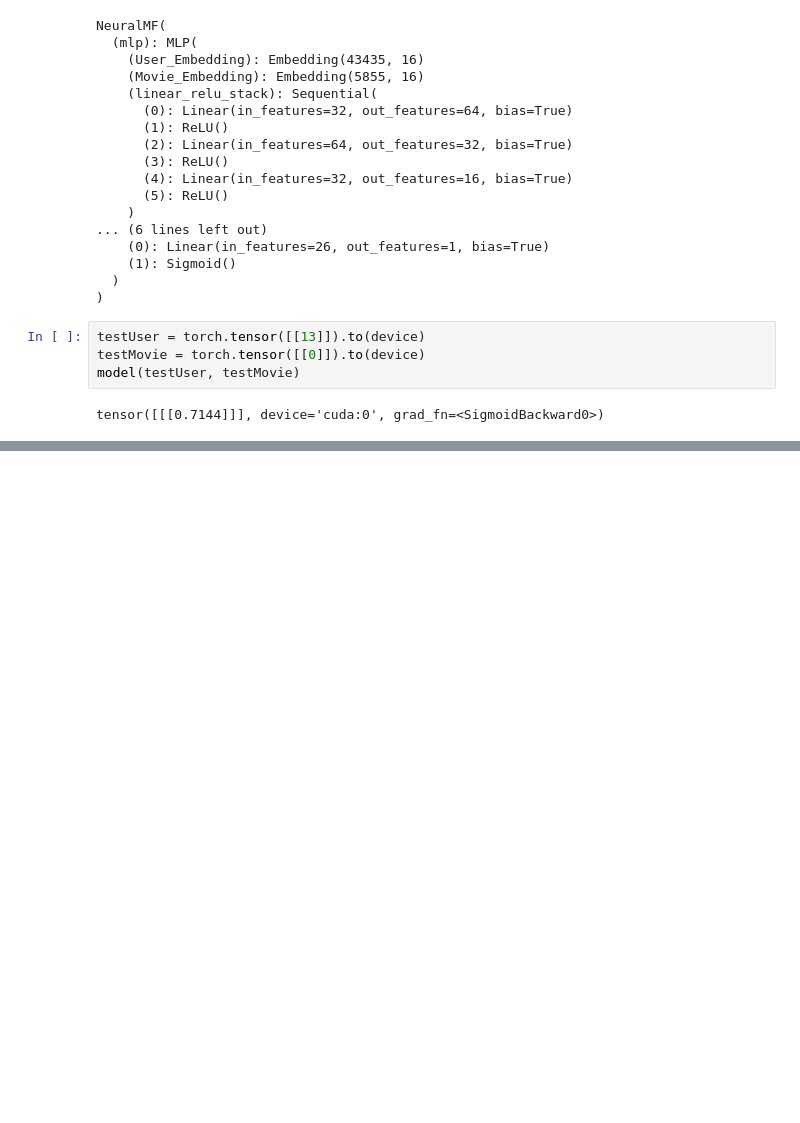
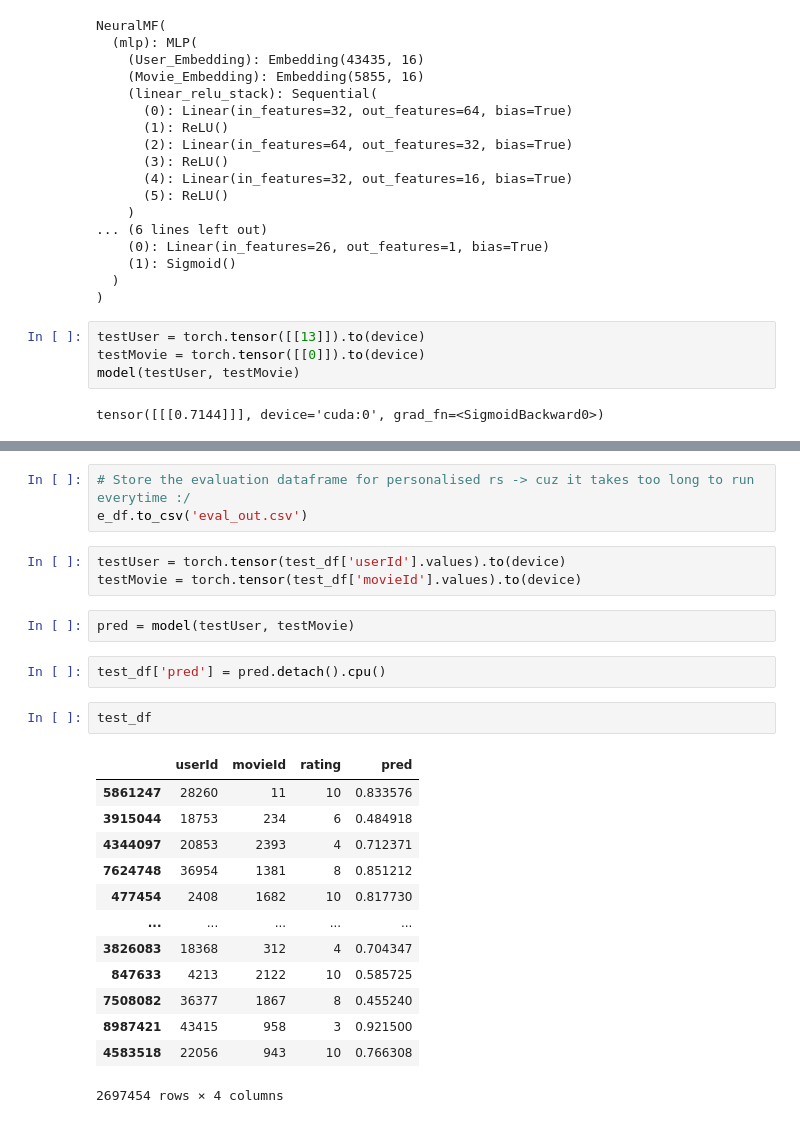
Before and after one commit to mingyeahh/MovieRecommenderSystem, a Jupyter notebook: NeuralMF.ipynb, the cells around one changed output, grey strips where cells are left out. Cells and saved outputs as stored; diff of their text form; blank space fills up the shorter version.

Commit message:
add evaluation for personalised

```diff
--- a/NeuralMF.ipynb
+++ b/NeuralMF.ipynb
@@ -305,0 +380,26 @@ epoch
+# %%
+# Store the evaluation dataframe for personalised rs -> cuz it takes too long to run everytime :/
+e_df.to_csv('eval_out.csv')
+# %%
+testUser = torch.tensor(test_df['userId'].values).to(device)
+testMovie = torch.tensor(test_df['movieId'].values).to(device)
+# %%
+pred = model(testUser, testMovie)
+# %%
+test_df['pred'] = pred.detach().cpu()
+# %%
+test_df
+# %% [output]
+|  | userId | movieId | rating | pred |
+| 5861247 | 28260 | 11 | 10 | 0.833576 |
+| 3915044 | 18753 | 234 | 6 | 0.484918 |
+| 4344097 | 20853 | 2393 | 4 | 0.712371 |
+| 7624748 | 36954 | 1381 | 8 | 0.851212 |
+| 477454 | 2408 | 1682 | 10 | 0.817730 |
+| ... | ... | ... | ... | ... |
+| 3826083 | 18368 | 312 | 4 | 0.704347 |
+| 847633 | 4213 | 2122 | 10 | 0.585725 |
+| 7508082 | 36377 | 1867 | 8 | 0.455240 |
+| 8987421 | 43415 | 958 | 3 | 0.921500 |
+| 4583518 | 22056 | 943 | 10 | 0.766308 |
+2697454 rows × 4 columns
```
Also changed, not shown: parts of 12 cells of this notebook, 11 other files.
